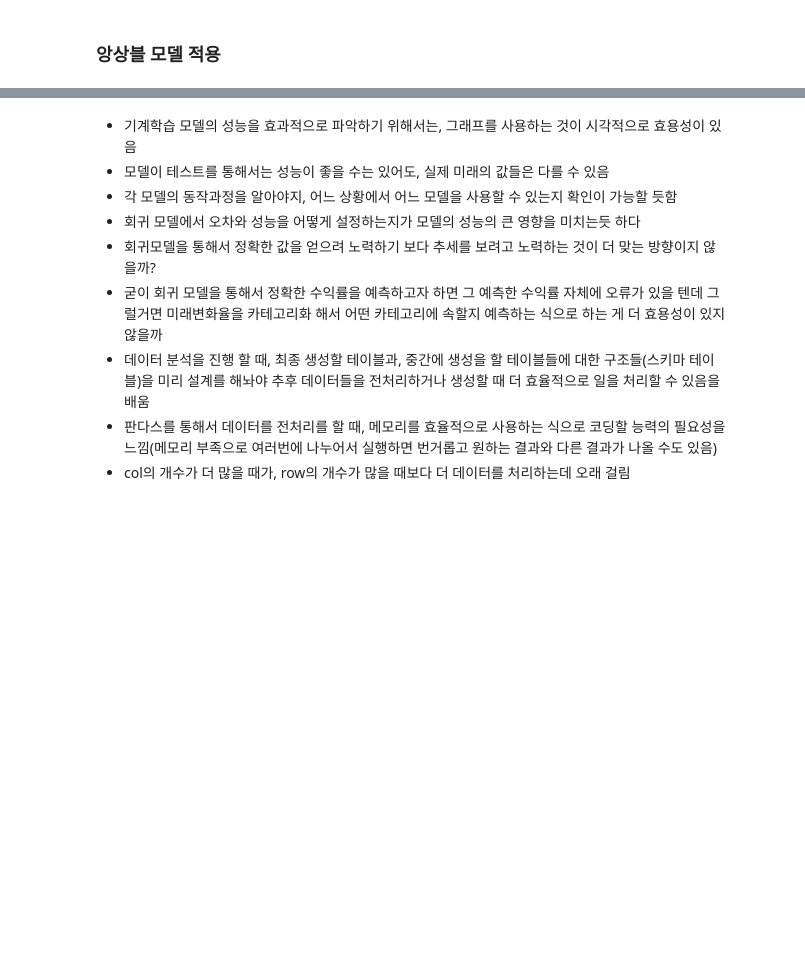
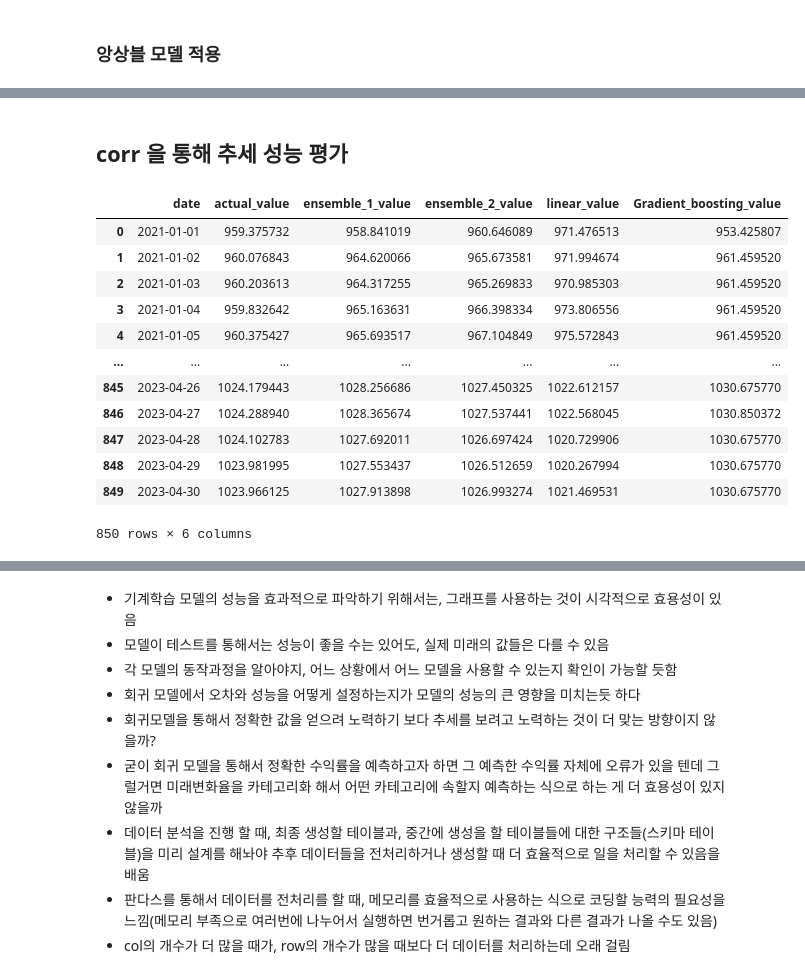
Before and after one commit to Ryong1998/house_price, a Jupyter notebook: EDA_file4.ipynb, the cells around one changed output, grey strips where cells are left out. Cells and saved outputs as stored; diff of their text form; code cells hidden in the pictures; blank space fills up the shorter version.

```diff
--- a/EDA_file4.ipynb
+++ b/EDA_file4.ipynb
@@ -2810,3 +2817,27 @@ fig = go.Figure(data=data, layout=layout)
 fig.show()
 # %% [output]
 [interactive output not drawn]
+# %% [markdown]
+## corr 을 통해 추세 성능 평가
+# %%
+import pandas as pd
+
+corr_df = pd.DataFrame({'date':df_final_actual['date'],'actual_value':df_final_actual['area_deal'], 'ensemble_1_value':final_pred_1[:850], 'ensemble_2_value':final_pred_2[:850],'linear_value':final_pred_3[:850],'Gradient_boosting_value':final_pred_4[:850]})
+
+corr_df.reset_index(inplace=True, drop=True)
+
+corr_df
+# %% [output]
+|  | date | actual_value | ensemble_1_value | ensemble_2_value | linear_value | Gradient_boosting_value |
+| 0 | 2021-01-01 | 959.375732 | 958.841019 | 960.646089 | 971.476513 | 953.425807 |
+| 1 | 2021-01-02 | 960.076843 | 964.620066 | 965.673581 | 971.994674 | 961.459520 |
+| 2 | 2021-01-03 | 960.203613 | 964.317255 | 965.269833 | 970.985303 | 961.459520 |
+| 3 | 2021-01-04 | 959.832642 | 965.163631 | 966.398334 | 973.806556 | 961.459520 |
+| 4 | 2021-01-05 | 960.375427 | 965.693517 | 967.104849 | 975.572843 | 961.459520 |
+| ... | ... | ... | ... | ... | ... | ... |
+| 845 | 2023-04-26 | 1024.179443 | 1028.256686 | 1027.450325 | 1022.612157 | 1030.675770 |
+| 846 | 2023-04-27 | 1024.288940 | 1028.365674 | 1027.537441 | 1022.568045 | 1030.850372 |
+| 847 | 2023-04-28 | 1024.102783 | 1027.692011 | 1026.697424 | 1020.729906 | 1030.675770 |
+| 848 | 2023-04-29 | 1023.981995 | 1027.553437 | 1026.512659 | 1020.267994 | 1030.675770 |
+| 849 | 2023-04-30 | 1023.966125 | 1027.913898 | 1026.993274 | 1021.469531 | 1030.675770 |
+850 rows × 6 columns
```
Also changed, not shown: parts of 44 cells of this notebook.
